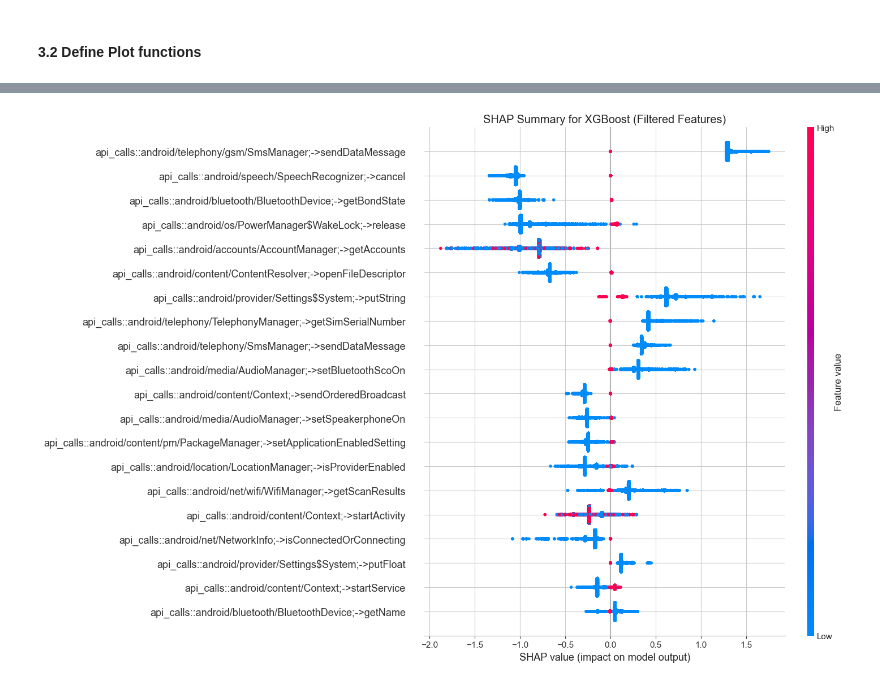
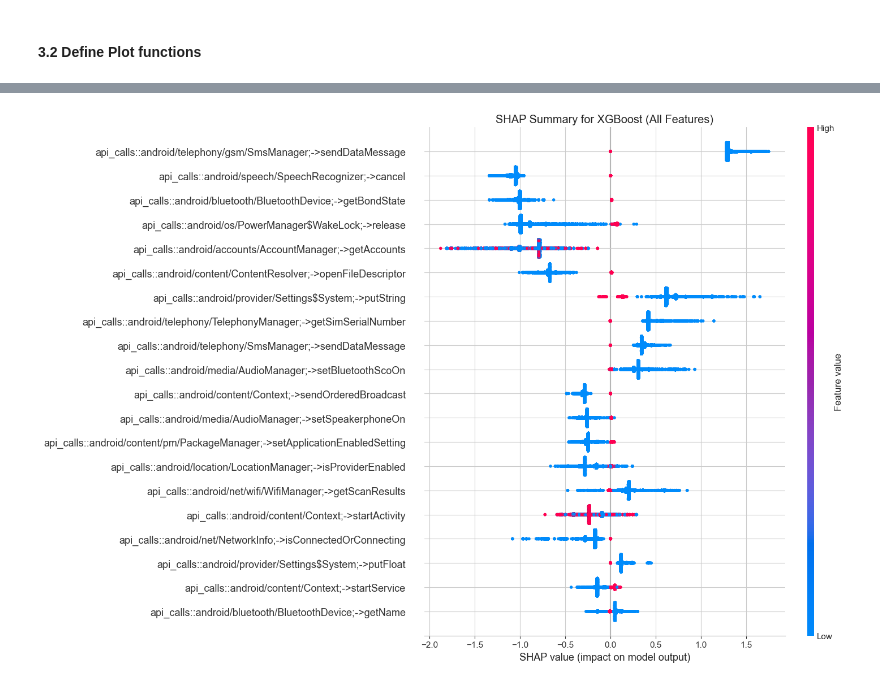
Before and after one commit to changjoon-park/kings-project, a Jupyter notebook: data/project.ipynb, the cells around one changed output, grey strips where cells are left out. Cells and saved outputs as stored; diff of their text form; code cells hidden in the pictures.

Commit message:
Experiment2: Refactor Summary Plot (no Background Samples)

```diff
--- a/data/project.ipynb
+++ b/data/project.ipynb
@@ -965,77 +1000,16 @@ def plot_shap_summary(shap_values, X, feature_names, model_name):
+# %%
+def analyze_model_with_shap(model, X, selected_feature_names):
+    X_scaled = scale_data_for_shap(X, selected_feature_names)
+    shap_values = compute_shap_values(model, X_scaled)
+
+    plot_shap_summary(
+        shap_values, X_scaled, selected_feature_names, model.name, "(All Features)"
+    )
+    # plot_top_features(shap_values, X_scaled, selected_feature_names, model.name)
 # %%
-# Initialize the XGBoost model with the parameters
-xgb_parameters = {
-    "n_estimators": 200,
-    "learning_rate": 0.05,
-    "max_depth": 4,
-    "subsample": 0.9,
-    "colsample_bytree": 0.9,
-}
-model_XGBoost = Model(
-    "XGBoost", XGBClassifier(**xgb_parameters), X_filtered, y_filtered
-)
-
-# Train and evaluate the XGBoost model
-model_XGBoost.train_and_evaluate_model()
-model_XGBoost.print_result()
-
-# Ensure X_filtered and selected_feature_names match
-X_filtered = X_filtered.toarray() if scipy.sparse.issparse(X_filtered) else X_filtered
-assert X_filtered.shape[1] == len(selected_feature_names), "Feature mismatch"
-
-# Print feature value range
-print("Feature value range:")
-print(f"Min: {X_filtered.min()}")
-print(f"Max: {X_filtered.max()}")
-print(f"Mean: {X_filtered.mean()}")
-print(f"Std: {X_filtered.std()}")
-
-# Scale features
-scaler = StandardScaler()
-X_filtered_scaled = scaler.fit_transform(X_filtered)
-
-# Calculate and print feature sparsity
-sparsity = (X_filtered == 0).mean()
-print(f"Average feature sparsity: {sparsity:.2%}")
-
-# Prepare background samples
-background_sample_size = 1000  # Adjust as needed
-background_indices = np.random.choice(
-    X_filtered_scaled.shape[0], background_sample_size, replace=False
-)
-background_samples = X_filtered_scaled[background_indices]
-
-# Compute SHAP values
-explainer = shap.TreeExplainer(model_XGBoost.model)
-shap_values = explainer.shap_values(X_filtered_scaled)
-
-# Plot SHAP summary
-shap.summary_plot(
-    shap_values,
-    X_filtered_scaled,
-    feature_names=selected_feature_names,
-    plot_size=(15, 10),
-    show=False,
-)
-plt.title(f"SHAP Summary for XGBoost (Filtered Features)")
-plt.tight_layout()
-plt.savefig("xgboost_shap_summary_filtered.png", dpi=300, bbox_inches="tight")
-plt.show()
-
-# Plot SHAP summary for top 20 features
-feature_importance = np.abs(shap_values).mean(0)
-feature_importance_sorted_idx = feature_importance.argsort()
-top_features = feature_importance_sorted_idx[-20:]
-
-shap.summary_plot(
-    shap_values[:, top_features],
-    X_filtered_scaled[:, top_features],
-    feature_names=[selected_feature_names[i] for i in top_features],
-    plot_size=(15, 10),
-    show=False,
-)
-plt.title(f"SHAP Summary for XGBoost (Top 20 Filtered Features)")
-plt.tight_layout()
-plt.savefig("xgboost_shap_summary_top20_filtered.png", dpi=300, bbox_inches="tight")
-plt.show()
+for model in models_filtered:
+    if model.name == "XGBoost":
+        model.train_and_evaluate_model()
+        model.print_result()
+        analyze_model_with_shap(model, model.X, selected_feature_names)
 # %% [output]
@@ -1055,2 +1028,2 @@ Std: 0.23457469046115875
 Average feature sparsity: 94.16%
-[figure, old version]
+[figure, new version]
```
Also changed, not shown: parts of 13 cells of this notebook, 4 other files.
